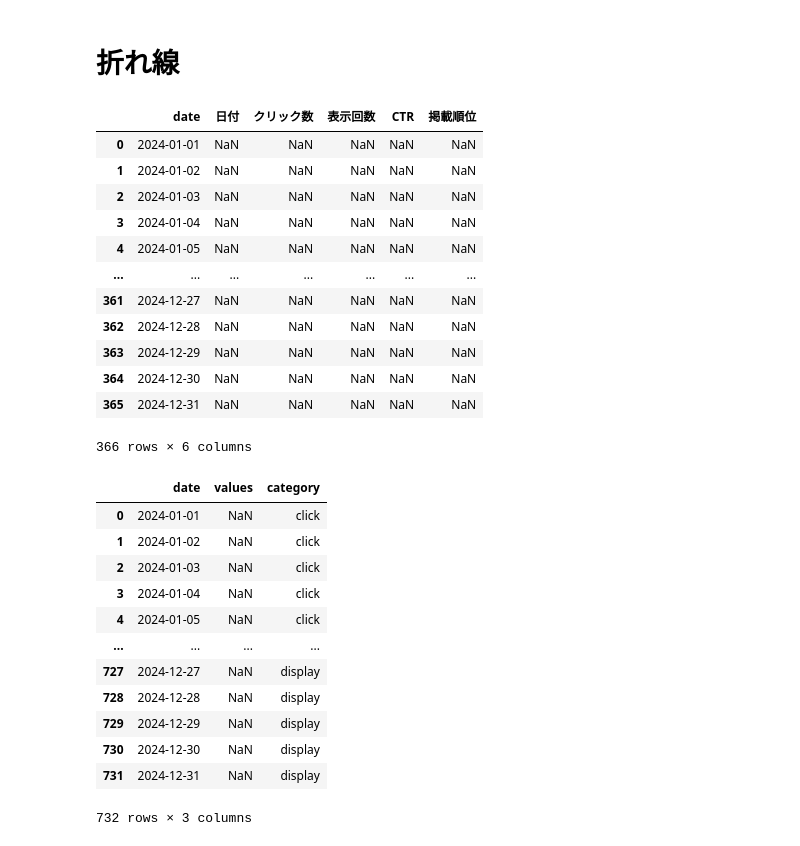
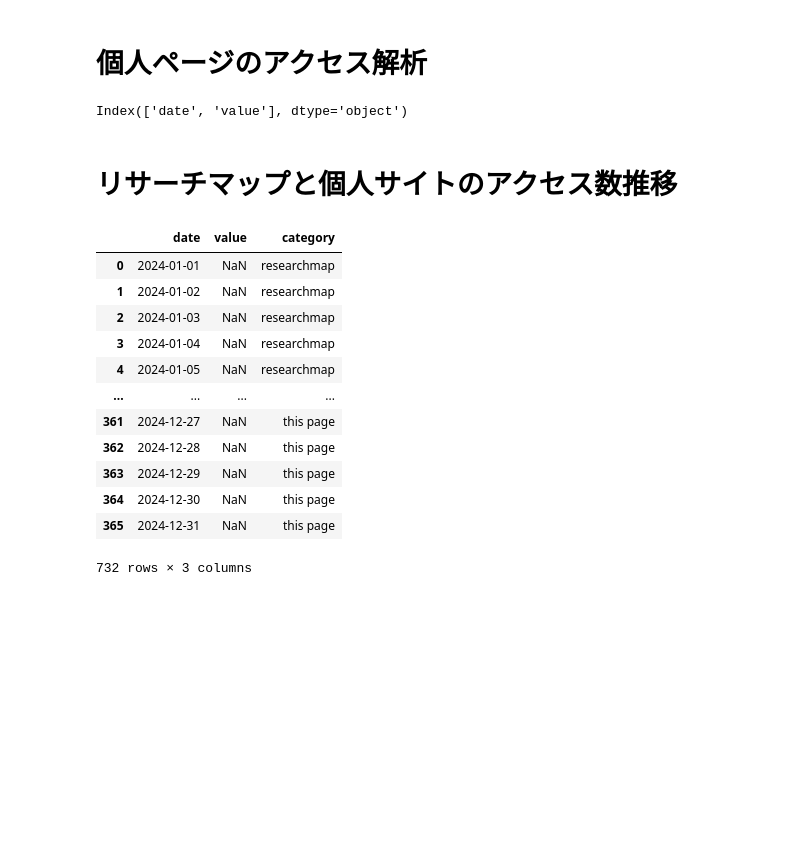
Before and after one commit to Ymgc19/Ymgc19.github.io, a Jupyter notebook: make_plot.ipynb, the cells around one changed output. Cells and saved outputs as stored; diff of their text form; code cells hidden in the pictures; blank space fills up the shorter version.

```diff
--- a/make_plot.ipynb
+++ b/make_plot.ipynb
@@ -38,2 +24,8 @@ fig.write_html("calplot.html")
 # %% [markdown]
-# 折れ線
+# 個人ページのアクセス解析
+# %%
+df = pd.read_csv("access_data/personal.csv")
+df['date'] = pd.to_datetime(df['date'])
+df.columns
+# %% [output]
+Index(['date', 'value'], dtype='object')
@@ -40,22 +40,40 @@ fig.write_html("calplot.html")
+# %% [markdown]
+# リサーチマップと個人サイトのアクセス数推移
 # %%
 start_date = '2024-01-01'
 end_date = '2024-12-31'
+
+# リサーチマップデータ
+df_rm = pd.read_csv("access_data/researchmap.csv")
+df_rm['date'] = pd.to_datetime(df_rm['date'])
 date_range = pd.date_range(start=start_date, end=end_date, freq='D')
 df_date = pd.DataFrame(date_range, columns=['date'])
-df = pd.merge(df_date, df, on='date', how='left')
+df_rm = pd.merge(df_date, df_rm, on='date', how='left')
+df_rm["category"] = "researchmap"
+
+
+# このサイトのデータ
+df_p = pd.read_csv("access_data/personal.csv")
+df_p['date'] = pd.to_datetime(df_p['date'])
+date_range = pd.date_range(start=start_date, end=end_date, freq='D')
+df_date = pd.DataFrame(date_range, columns=['date'])
+df_p = pd.merge(df_date, df_p, on='date', how='left')
+df_p["category"] = "this page"
+
+# 2つのでデータを連結
+df = pd.concat([df_rm, df_p])
+df
+# %% [output]
+|  | date | value | category |
+| 0 | 2024-01-01 | NaN | researchmap |
+| 1 | 2024-01-02 | NaN | researchmap |
+| 2 | 2024-01-03 | NaN | researchmap |
+| 3 | 2024-01-04 | NaN | researchmap |
+| 4 | 2024-01-05 | NaN | researchmap |
+| ... | ... | ... | ... |
+| 361 | 2024-12-27 | NaN | this page |
+| 362 | 2024-12-28 | NaN | this page |
+| 363 | 2024-12-29 | NaN | this page |
+| 364 | 2024-12-30 | NaN | this page |
+| 365 | 2024-12-31 | NaN | this page |
+732 rows × 3 columns
-# %%
-df
-# %% [output]
-|  | date | 日付 | クリック数 | 表示回数 | CTR | 掲載順位 |
-| 0 | 2024-01-01 | NaN | NaN | NaN | NaN | NaN |
-| 1 | 2024-01-02 | NaN | NaN | NaN | NaN | NaN |
-| 2 | 2024-01-03 | NaN | NaN | NaN | NaN | NaN |
-| 3 | 2024-01-04 | NaN | NaN | NaN | NaN | NaN |
-| 4 | 2024-01-05 | NaN | NaN | NaN | NaN | NaN |
-| ... | ... | ... | ... | ... | ... | ... |
-| 361 | 2024-12-27 | NaN | NaN | NaN | NaN | NaN |
-| 362 | 2024-12-28 | NaN | NaN | NaN | NaN | NaN |
-| 363 | 2024-12-29 | NaN | NaN | NaN | NaN | NaN |
-| 364 | 2024-12-30 | NaN | NaN | NaN | NaN | NaN |
-| 365 | 2024-12-31 | NaN | NaN | NaN | NaN | NaN |
-366 rows × 6 columns
@@ -83,17 +80 @@ df_line = pd.DataFrame({
-# %%
-df_line
-# %% [output]
-|  | date | values | category |
-| 0 | 2024-01-01 | NaN | click |
-| 1 | 2024-01-02 | NaN | click |
-| 2 | 2024-01-03 | NaN | click |
-| 3 | 2024-01-04 | NaN | click |
-| 4 | 2024-01-05 | NaN | click |
-| ... | ... | ... | ... |
-| 727 | 2024-12-27 | NaN | display |
-| 728 | 2024-12-28 | NaN | display |
-| 729 | 2024-12-29 | NaN | display |
-| 730 | 2024-12-30 | NaN | display |
-| 731 | 2024-12-31 | NaN | display |
-732 rows × 3 columns
 # %%
```
Also changed, not shown: parts of 11 cells of this notebook, 18 other files.
